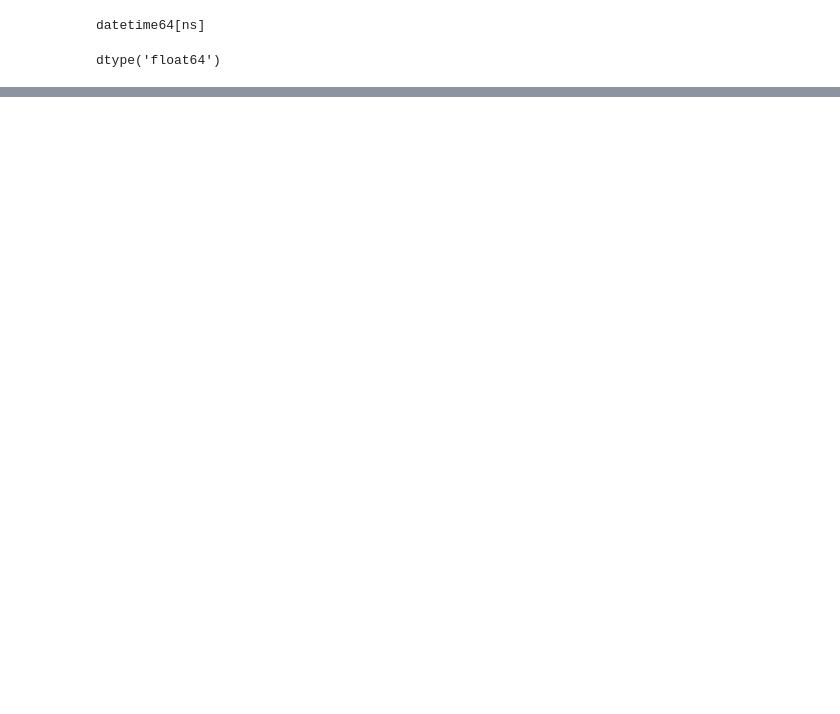
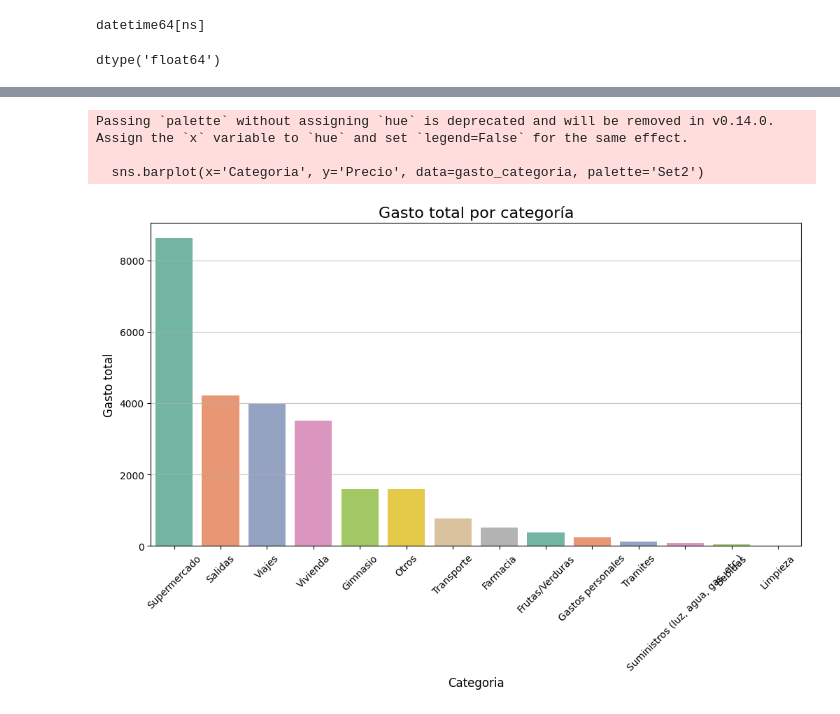
Before and after one commit to FrancaTortaroloo/EDA-compras-anuales, a Jupyter notebook: analisis_compras.ipynb, the cells around one changed output, grey strips where cells are left out. Saved outputs shown, nothing was run; the diff lists cells and outputs as text; code cells hidden in the pictures; blank space fills up the shorter version.

```diff
--- a/analisis_compras.ipynb
+++ b/analisis_compras.ipynb
@@ -69,0 +102,4 @@ dtype('float64')
+# %%
+#Abrir csv para empezar a graficar
+
+df_completo = pd.read_csv("compras_anuales.csv")
@@ -69,0 +123,24 @@ dtype('float64')
+# %%
+#Gráfico de gasto total por categoría
+
+#Agrupar por categoría y calcular el gasto total de cada una
+
+gasto_categoria = df_completo.groupby('Categoria')['Precio'].sum().reset_index()
+
+#Ordenar por gasto total
+gasto_categoria = gasto_categoria.sort_values('Precio', ascending=False)
+
+#Gráfico
+plt.figure(figsize=(12,6))
+sns.barplot(x='Categoria', y='Precio', data=gasto_categoria, palette='Set2')
+plt.title('Gasto total por categoría', fontsize = 16)
+plt.xlabel('Categoria', fontsize=12)
+plt.ylabel('Gasto total', fontsize=12)
+plt.xticks(rotation=45)
+plt.grid(axis='y', alpha = 0.7)
+plt.show()
+# %% [output]
+Passing `palette` without assigning `hue` is deprecated and will be removed in v0.14.0. Assign the `x` variable to `hue` and set `legend=False` for the same effect.
+
+  sns.barplot(x='Categoria', y='Precio', data=gasto_categoria, palette='Set2')
+[figure, added]
```
Also changed, not shown: parts of 11 cells of this notebook, 1 other file.
